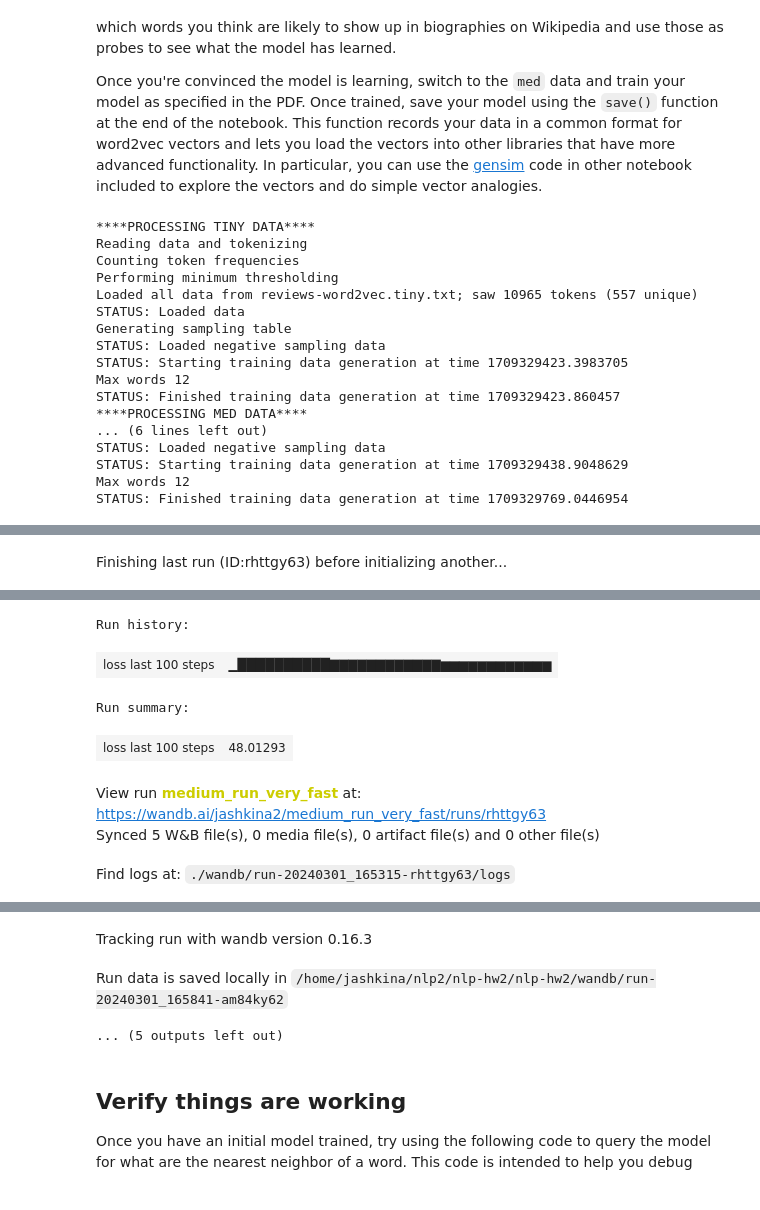
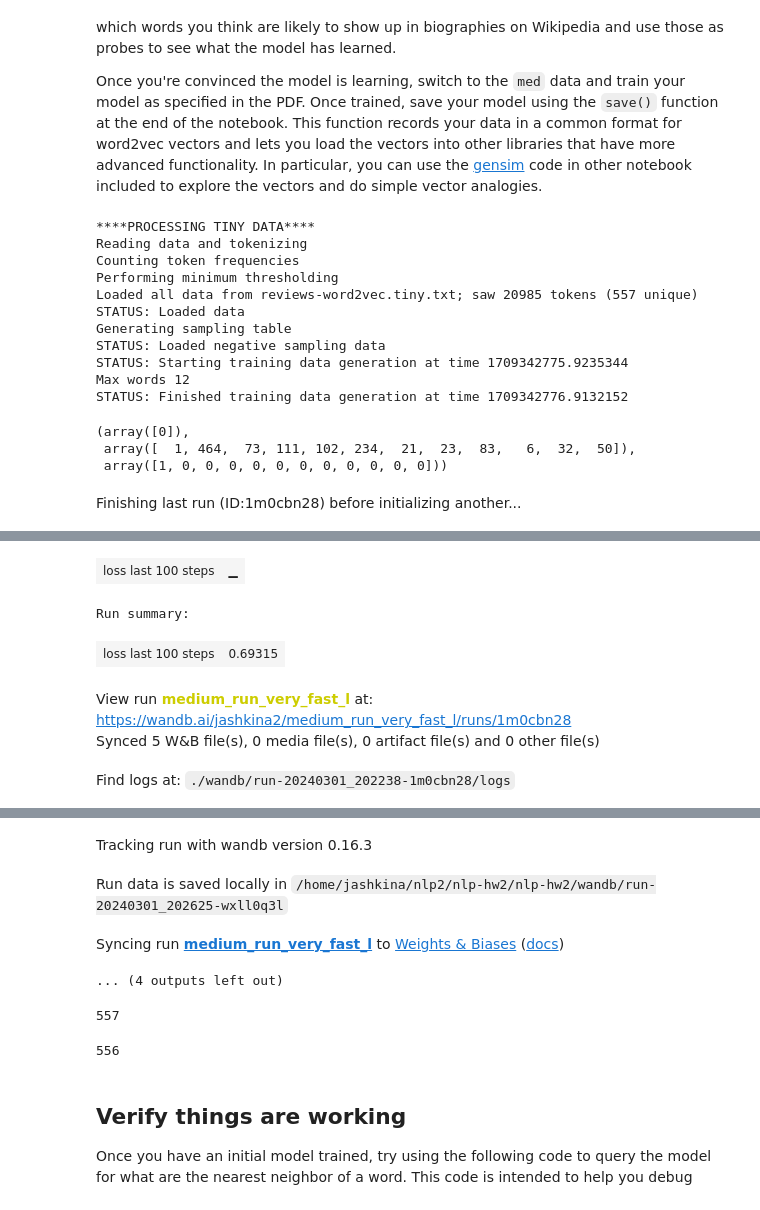
Before and after one commit to josh-ashkinaze/nlp-hw2, a Jupyter notebook: Word2Vec Pytorch Student.ipynb, the cells around one changed output, grey strips where cells are left out. Cells and saved outputs as stored; diff of their text form; code cells hidden in the pictures.

```diff
--- a/Word2Vec Pytorch Student.ipynb
+++ b/Word2Vec Pytorch Student.ipynb
@@ -360,7 +360,7 @@ You'll use the remaining files later, where they're described.
 In the next cell, create your `Corpus`, read in the data, and generate the negative sampling table.
 # %%
 corpus = Corpus(rng=RandomNumberGenerator)
-corpus.load_data(file_name="reviews-word2vec.tiny.txt", min_token_freq=2)
+corpus.load_data(file_name="reviews-word2vec.tiny.txt", min_token_freq=5)
 corpus.generate_negative_sampling_table()
 # %% [output]
 Reading data and tokenizing
@@ -387,6 +387,7 @@ def gen_training_data(corpus, window_size=2, num_negative_samples_per_target=2):
     max_words = window_size*2  + (num_negative_samples_per_target*(window_size)*2)
     unk = corpus.word_to_index['<UNK>']
     filtered_list = [x for x in corpus.full_token_sequence_as_ids if x != unk]
+    filtered_list = [x for x in corpus.full_token_sequence_as_ids]
 
     len_corpus = len(filtered_list)
 
@@ -397,7 +398,6 @@ def gen_training_data(corpus, window_size=2, num_negative_samples_per_target=2):
     counter = 0
 
     for target_word_id in filtered_list:
-        counter==1
 
         neg_ids = []
         all_ids = []
@@ -407,7 +407,7 @@ def gen_training_data(corpus, window_size=2, num_negative_samples_per_target=2):
         end_idx = min(len_corpus, target_word_id + window_size)
 
 
-        context_word_ids = [x for x in range(start_idx, end_idx+1) if x != target_word_id]
+        context_word_ids = [x for x in range(start_idx, end_idx-1) if x != target_word_id]
 
         for wid in context_word_ids:
             t_neg_ids = corpus.generate_negative_samples(wid, num_negative_samples_per_target)
@@ -416,7 +416,7 @@ def gen_training_data(corpus, window_size=2, num_negative_samples_per_target=2):
         total_ids = len(context_word_ids) + len(neg_ids)
         gap = max_words - total_ids
         if gap >0:
-            extra_neg_ids = corpus.generate_negative_samples(wid, gap)
+            extra_neg_ids = corpus.generate_negative_samples(target_word_id, gap)
             neg_ids.extend(extra_neg_ids)
 
         all_ids = context_word_ids + neg_ids
@@ -511,8 +519,8 @@ class Word2Vec(nn.Module):
         # Hint 1: You may want to review the mathematical operations on how
         # to compute the dot product to see how to do these
 
-        target_embeddings = self.target_embeddings(target_word_ids)
-        context_embeddings = self.context_embeddings(context_word_ids)
+        target_embeddings = self.target_embeddings.weight[target_word_ids]
+        context_embeddings = self.context_embeddings.weight[context_word_ids]
         preds = torch.sigmoid(torch.bmm(target_embeddings, context_embeddings.transpose(1, 2) )).squeeze()
 
 
@@ -557,7 +565,7 @@ import pickle
 # DATA
 ##########################
 
-process_med = True
+process_med = False
 
 # TINY DATA
 print("****PROCESSING TINY DATA****")
@@ -614,19 +622,19 @@ if process_med:
 Reading data and tokenizing
 Counting token frequencies
 Performing minimum thresholding
-Loaded all data from reviews-word2vec.tiny.txt; saw 10965 tokens (557 unique)
+Loaded all data from reviews-word2vec.tiny.txt; saw 20985 tokens (557 unique)
 STATUS: Loaded data
 Generating sampling table
 STATUS: Loaded negative sampling data
-STATUS: Starting training data generation at time 1709329423.3983705
+STATUS: Starting training data generation at time 1709342775.9235344
 Max words 12
-STATUS: Finished training data generation at time 1709329423.860457
-****PROCESSING MED DATA****
-... (6 lines left out)
-STATUS: Loaded negative sampling data
-STATUS: Starting training data generation at time 1709329438.9048629
-Max words 12
-STATUS: Finished training data generation at time 1709329769.0446954
+STATUS: Finished training data generation at time 1709342776.9132152
+# %%
+training_data_s[0]
+# %% [output]
+(array([0]),
+ array([  1, 464,  73, 111, 102, 234,  21,  23,  83,   6,  32,  50]),
+ array([1, 0, 0, 0, 0, 0, 0, 0, 0, 0, 0, 0]))
 # %%
 import torch
 import torch.nn as nn
@@ -636,8 +644,8 @@ from torch.optim import AdamW
 ##########################
 # CHECK DEVICE
 ##########################
-device = torch.device("cuda" if torch.cuda.is_available() else "cpu")
-print(f"Using device: {device}")
+#device = torch.device("cuda" if torch.cuda.is_available() else "cpu")
+#print(f"Using device: {device}")
 
 ##########################
 # PARAMETERS
@@ -655,13 +663,13 @@ optimizer_choice = AdamW
 ##########################
 # MODEL
 ##########################
-use_tiny = False
+use_tiny = True
 
 if use_tiny:
-    model = Word2Vec(vocab_size=len(training_data_s), embedding_size=embedding_size).to(device)
+    model = Word2Vec(vocab_size=len(corpus_s.word_to_index), embedding_size=embedding_size)
     data_loader = DataLoader(training_data_s, batch_size=batch_size, shuffle=True, num_workers=min(os.cpu_count()-2, 20))
 else:
-    model = Word2Vec(vocab_size=len(training_data), embedding_size=embedding_size).to(device)
+    model = Word2Vec(vocab_size=len(corpus.word_to_index), embedding_size=embedding_size)
     data_loader = DataLoader(training_data, batch_size=batch_size, shuffle=True,num_workers=min(os.cpu_count()-2, 20))
 
 optimizer = optimizer_choice(lr=learning_rate, params=model.parameters())
@@ -684,9 +692,9 @@ for epoch in range(epochs):
 
         target_word_ids, context_ids, labels = data
 
-        target_word_ids = target_word_ids.to(device)
-        context_ids = context_ids.to(device)
-        labels = labels.float().to(device)
+        target_word_ids = target_word_ids
+        context_ids = context_ids
+        labels = labels.float()
 
         optimizer.zero_grad()
 
@@ -723,3 +731,4 @@ model.eval()
 loss_df = pd.DataFrame(loss_data)
 #sns.lineplot(data=loss_df, x='total_step', y='loss')
 # %% [output]
+Finishing last run (ID:1m0cbn28) before initializing another...
@@ -727 +735,0 @@ Using device: cuda
-Finishing last run (ID:rhttgy63) before initializing another...
@@ -729,7 +737,6 @@ wandb: WARNING Source type is set to 'repo' but some required information is mis
+| loss last 100 steps | ▁ |
-Run history:
+Run summary:
-| loss last 100 steps | ▁██████████▇▇▇▇▇▇▇▇▇▇▇▇▆▆▆▆▆▆▆▆▆▆▆▆ |
-Run summary:
-| loss last 100 steps | 48.01293 |
+| loss last 100 steps | 0.69315 |
-View run medium_run_very_fast at: https://wandb.ai/jashkina2/medium_run_very_fast/runs/rhttgy63
+View run medium_run_very_fast_l at: https://wandb.ai/jashkina2/medium_run_very_fast_l/runs/1m0cbn28
 Synced 5 W&B file(s), 0 media file(s), 0 artifact file(s) and 0 other file(s)
-Find logs at: ./wandb/run-20240301_165315-rhttgy63/logs
+Find logs at: ./wandb/run-20240301_202238-1m0cbn28/logs
@@ -737,6 +744,15 @@ Successfully finished last run (ID:rhttgy63). Initializing new run:
 Tracking run with wandb version 0.16.3
-Run data is saved locally in /home/jashkina/nlp2/nlp-hw2/nlp-hw2/wandb/run-20240301_165841-am84ky62
+Run data is saved locally in /home/jashkina/nlp2/nlp-hw2/nlp-hw2/wandb/run-20240301_202625-wxll0q3l
-... (5 outputs left out)
+Syncing run medium_run_very_fast_l to Weights & Biases (docs)
+... (4 outputs left out)
+# %%
+model.vocab_size
+# %% [output]
+557
+# %%
+max(list(corpus_s.word_to_index.values()))
+# %% [output]
+556
 # %% [markdown]
 ## Verify things are working
 
```
Also changed, not shown: parts of 7 cells of this notebook.
